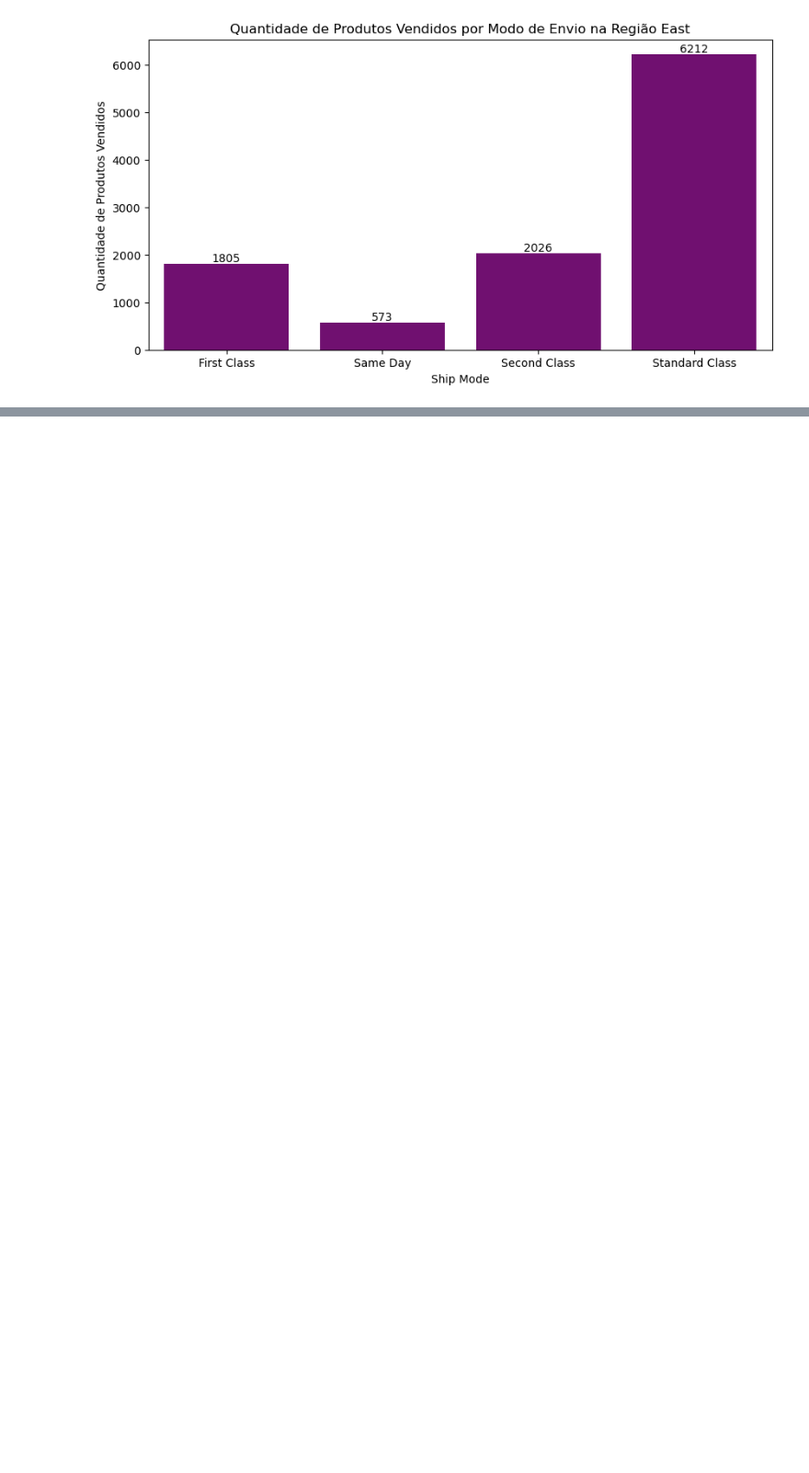
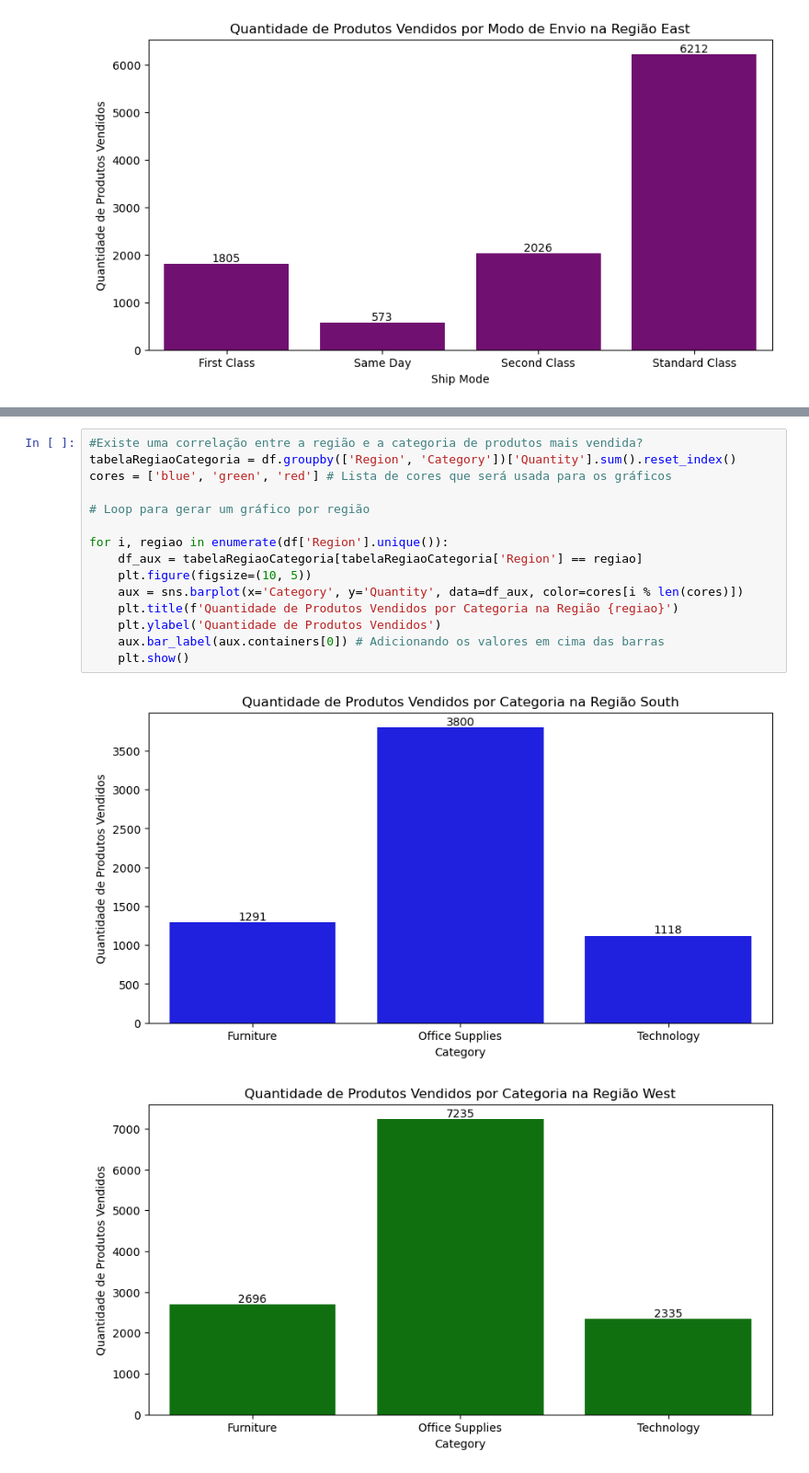
Before and after one commit to mario8978/Analise-de-Dados-Superstore-Sales, a Jupyter notebook: analise1.ipynb, the cells around one changed output, grey strips where cells are left out. Shown at 92% size. Cells and saved outputs as stored; diff of their text form; blank space fills up the shorter version.

```diff
--- a/analise1.ipynb
+++ b/analise1.ipynb
@@ -286,0 +343,18 @@ for i, regiao in enumerate(df['Region'].unique()):
+# %%
+#Existe uma correlação entre a região e a categoria de produtos mais vendida?
+tabelaRegiaoCategoria = df.groupby(['Region', 'Category'])['Quantity'].sum().reset_index()
+cores = ['blue', 'green', 'red'] # Lista de cores que será usada para os gráficos
+
+# Loop para gerar um gráfico por região
+
+for i, regiao in enumerate(df['Region'].unique()):
+    df_aux = tabelaRegiaoCategoria[tabelaRegiaoCategoria['Region'] == regiao]
+    plt.figure(figsize=(10, 5))
+    aux = sns.barplot(x='Category', y='Quantity', data=df_aux, color=cores[i % len(cores)])
+    plt.title(f'Quantidade de Produtos Vendidos por Categoria na Região {regiao}')
+    plt.ylabel('Quantidade de Produtos Vendidos')
+    aux.bar_label(aux.containers[0]) # Adicionando os valores em cima das barras
+    plt.show()
+# %% [output]
+[figure, added]
+[figure, added]
```
Also changed, not shown: parts of 4 cells of this notebook.
